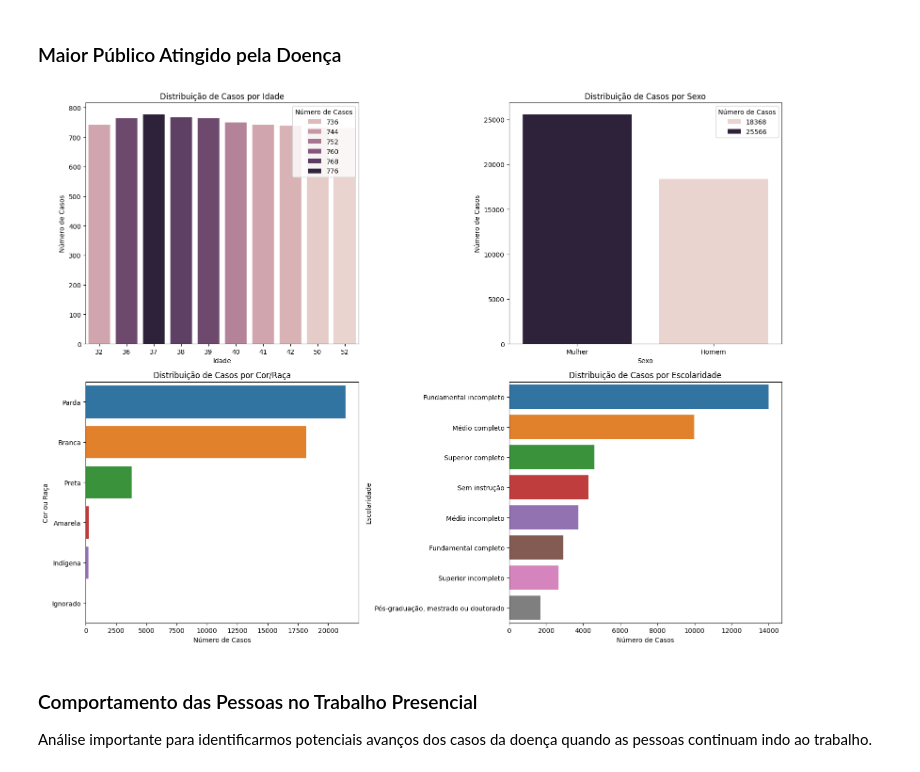
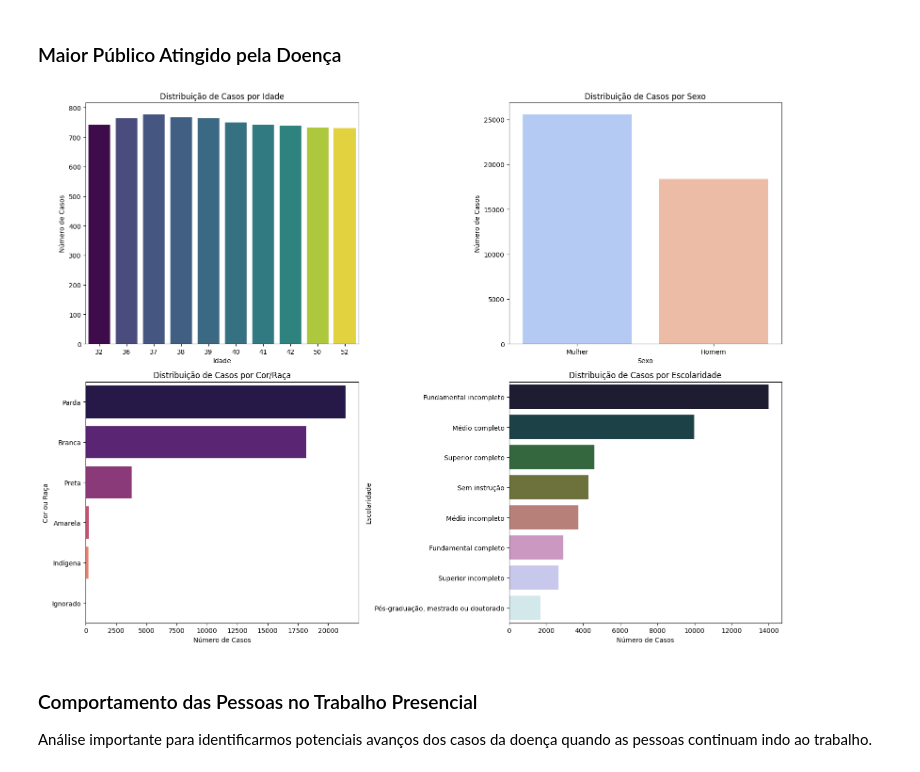
Before and after one commit to marquesds/data_analytics, a Jupyter notebook: big_data/prova_substitutiva/Prova Substitutiva.ipynb, the cells around one changed output. Drawn from its saved outputs; the diff is of its cells as text; code cells hidden in the pictures.

```diff
--- a/big_data/prova_substitutiva/Prova Substitutiva.ipynb
+++ b/big_data/prova_substitutiva/Prova Substitutiva.ipynb
@@ -259,0 +253,20 @@ df_spark.toPandas().sample(10)
+# %%
+sintomas_cols = [
+    "Febre", "Tosse", "Dor de Garganta", "Dificuldade para Respirar", "Dor de Cabeça",
+    "Dor no Peito", "Náusea", "Nariz Entupido ou Escorrendo", "Fadiga", "Dor nos Olhos",
+    "Perda de Cheiro ou Sabor", "Dor Muscular"
+]
+
+sintomas_query = " + ".join([f"IF(`{col}` = 'Sim', 1, 0)" for col in sintomas_cols])
+
+query = f'''
+    SELECT
+        Idade, Sexo, `Cor ou Raça` AS Cor_Raca, Escolaridade, Trabalhou, Afastado, `Tempo Afastado`,
+        CASE WHEN ({sintomas_query}) > 0 THEN 'Sim' ELSE 'Não' END AS Possui_Sintomas
+    FROM `pnad-covid-19-454122.pnad_covid19_dataset.pnad_covid19`
+'''
+
+df = client.query(query).to_dataframe()
+
+df_sintomas = df[df["Possui_Sintomas"] == "Sim"]
+df_sintomas.sample(5)
@@ -288,57 +320,37 @@ plt.show()
 # %% [markdown]
 ### Maior Público Atingido pela Doença
 # %%
-sintomas_cols = [
-    "Febre", "Tosse", "Dor de Garganta", "Dificuldade para Respirar", "Dor de Cabeça",
-    "Dor no Peito", "Náusea", "Nariz Entupido ou Escorrendo", "Fadiga", "Dor nos Olhos",
-    "Perda de Cheiro ou Sabor", "Dor Muscular"
-]
-
-df_spark = df_spark.withColumn("Possui Sintomas", F.when(
-    sum(F.when(F.col(col) == "Sim", 1).otherwise(0) for col in sintomas_cols) > 0, "Sim"
-).otherwise("Não"))
-
-idade_df = df_spark.filter(F.col("Possui Sintomas") == "Sim").groupby("Idade").count().orderBy(F.desc("count"))
-sexo_df = df_spark.filter(F.col("Possui Sintomas") == "Sim").groupby("Sexo").count().orderBy(F.desc("count"))
-raca_df = df_spark.filter(F.col("Possui Sintomas") == "Sim").groupby("Cor ou Raça").count().orderBy(F.desc("count"))
-escolaridade_df = df_spark.filter(F.col("Possui Sintomas") == "Sim").groupby("Escolaridade").count().orderBy(F.desc("count"))
-
-idade_pd = idade_df.toPandas()
-sexo_pd = sexo_df.toPandas()
-raca_pd = raca_df.toPandas()
-escolaridade_pd = escolaridade_df.toPandas()
-
-idade_pd.columns = ["Idade", "Número de Casos"]
-sexo_pd.columns = ["Sexo", "Número de Casos"]
-raca_pd.columns = ["Cor ou Raça", "Número de Casos"]
-escolaridade_pd.columns = ["Escolaridade", "Número de Casos"]
+idade_pd = df_sintomas.groupby("Idade").size().reset_index(name="Número de Casos").sort_values(by="Número de Casos", ascending=False)
+sexo_pd = df_sintomas.groupby("Sexo").size().reset_index(name="Número de Casos").sort_values(by="Número de Casos", ascending=False)
+raca_pd = df_sintomas.groupby("Cor_Raca").size().reset_index(name="Número de Casos").sort_values(by="Número de Casos", ascending=False)
+escolaridade_pd = df_sintomas.groupby("Escolaridade").size().reset_index(name="Número de Casos").sort_values(by="Número de Casos", ascending=False)
 
 fig, axes = plt.subplots(2, 2, figsize=(16, 12))
 
-sns.barplot(data=idade_pd.head(10), x="Idade", y="Número de Casos", hue="Número de Casos", ax=axes[0, 0])
+sns.barplot(data=idade_pd.head(10), x="Idade", y="Número de Casos", ax=axes[0, 0], palette="viridis", hue="Idade", legend=False)
 axes[0, 0].set_title("Distribuição de Casos por Idade")
 axes[0, 0].set_xlabel("Idade")
 axes[0, 0].set_ylabel("Número de Casos")
 
-sns.barplot(data=sexo_pd, x="Sexo", y="Número de Casos", hue="Número de Casos", ax=axes[0, 1])
+sns.barplot(data=sexo_pd, x="Sexo", y="Número de Casos", ax=axes[0, 1], palette="coolwarm", hue="Sexo", legend=False)
 axes[0, 1].set_title("Distribuição de Casos por Sexo")
 axes[0, 1].set_xlabel("Sexo")
 axes[0, 1].set_ylabel("Número de Casos")
 
-sns.barplot(data=raca_pd, x="Número de Casos", y="Cor ou Raça", hue="Cor ou Raça", ax=axes[1, 0])
+sns.barplot(data=raca_pd, x="Número de Casos", y="Cor_Raca", ax=axes[1, 0], palette="magma", hue="Cor_Raca", legend=False)
 axes[1, 0].set_title("Distribuição de Casos por Cor/Raça")
 axes[1, 0].set_xlabel("Número de Casos")
 axes[1, 0].set_ylabel("Cor ou Raça")
 
-sns.barplot(data=escolaridade_pd, x="Número de Casos", y="Escolaridade", hue="Escolaridade", ax=axes[1, 1])
+sns.barplot(data=escolaridade_pd, x="Número de Casos", y="Escolaridade", ax=axes[1, 1], palette="cubehelix", hue="Escolaridade", legend=False)
 axes[1, 1].set_title("Distribuição de Casos por Escolaridade")
 axes[1, 1].set_xlabel("Número de Casos")
 axes[1, 1].set_ylabel("Escolaridade")
 
 plt.tight_layout()
 plt.show()
 # %% [output]
-[figure, old version]
+[figure, new version]
 # %% [markdown]
 ### Comportamento das Pessoas no Trabalho Presencial
 
```
Also changed, not shown: parts of 18 cells of this notebook, 3 other files.
